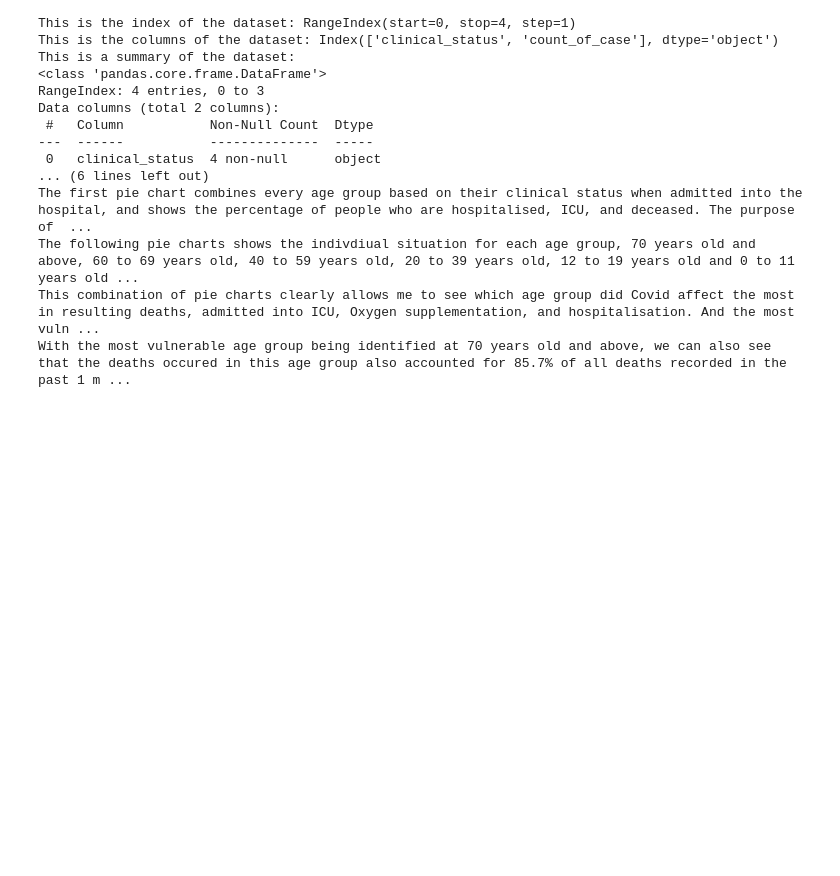
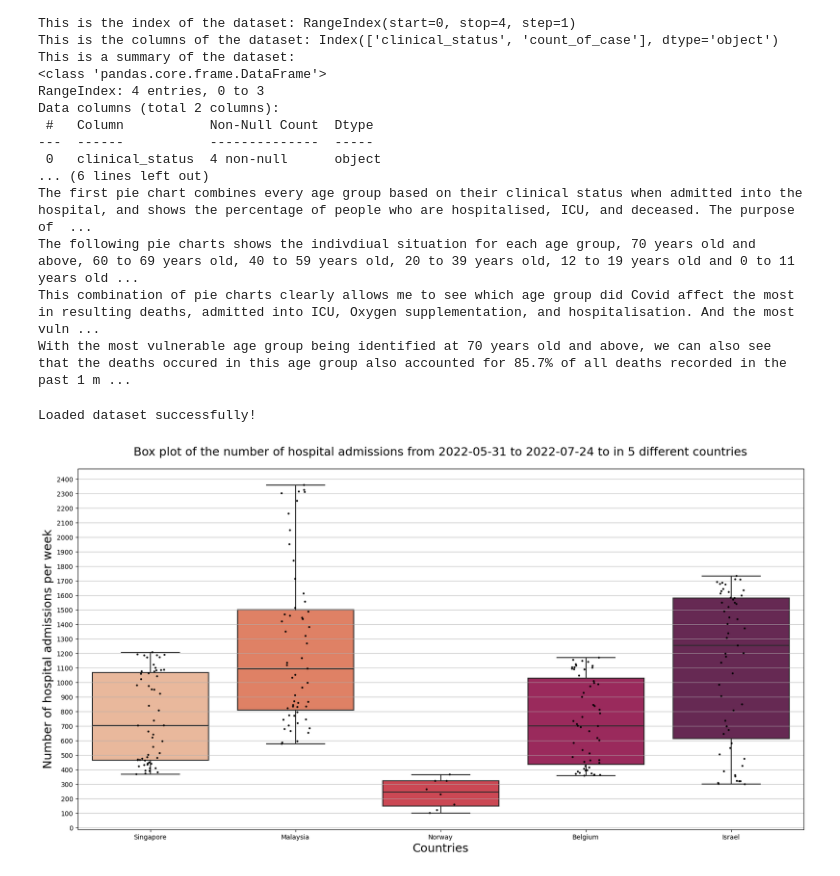
Before and after one commit to raracraz/DataScience-AY2022-2023, a Jupyter notebook: CA2/12_c2_ca2_AaiXunEn.ipynb, the cells around one changed output. Cells and saved outputs as stored; diff of their text form; code cells hidden in the pictures; blank space fills up the shorter version.

Commit message:
completed box plot graph

```diff
--- a/CA2/12_c2_ca2_AaiXunEn.ipynb
+++ b/CA2/12_c2_ca2_AaiXunEn.ipynb
@@ -513,0 +510,77 @@ import numpy as np
+# %%
+# Importing libraries
+import pandas as pd
+import seaborn as sns
+import matplotlib.pyplot as plt
+import numpy as np
+
+# Importing the dataset
+try:
+    df = pd.read_csv('./csvData/covid-hospitalizations.csv')
+    print('Loaded dataset successfully!')
+except:
+    print('The file is not found')
+
+# get all the countries that I want to compare with
+singaporedf = df[df['entity'] == 'Singapore']
+malaysiadf = df[df['entity'] == 'Malaysia']
+norwaydf = df[df['entity'] == 'Norway']
+belgiumdf = df[df['entity'] == 'Belgium']
+isrealdf = df[df['entity'] == 'Israel']
+
+# only keep the dates that is present in the singaporedf and indicator is present in the singapore
+singaporedf = singaporedf[singaporedf['indicator'].isin(['Weekly new hospital admissions'] )]
+malaysiadf = malaysiadf[malaysiadf['indicator'].isin(['Weekly new hospital admissions']) & malaysiadf['date'].isin(singaporedf['date'].unique())]
+norwaydf = norwaydf[norwaydf['indicator'].isin(['Weekly new hospital admissions']) & norwaydf['date'].isin(singaporedf['date'].unique())]
+belgiumdf = belgiumdf[belgiumdf['indicator'].isin(['Weekly new hospital admissions']) & belgiumdf['date'].isin(singaporedf['date'].unique())]
+israeldf = isrealdf[isrealdf['indicator'].isin(['Weekly new hospital admissions']) & isrealdf['date'].isin(singaporedf['date'].unique())]
+
+# add all the df into one df
+df = pd.concat([singaporedf, malaysiadf, norwaydf, belgiumdf, israeldf], ignore_index=True)
+
+# plot the box plot
+fig = plt.figure(figsize=(20, 10)) # define the size of the figure
+# plot the box plot using seaborn using singaporedf, malaysiadf, norwaydf, belgiumdf, isrealdf
+boxplot = sns.boxplot(x='entity', y='value', data=df)
+plt.title('Box plot of the number of hospital admissions from 2022-05-31 to 2022-07-24 to in 5 different countries', fontsize=18, pad=20) # setting the title
+plt.ylabel('Number of hospital admissions', fontsize=18) # setting the y-axis label
+plt.xlabel('Countries', fontsize=18) # setting the x-axis label
+# set yticks from 0 - 2500
+plt.yticks(np.arange(0, 2501, 100))
+# set the color palette for the box plot
+sns.color_palette("crest", as_cmap=True)
+# plot the striplot
+boxplot = sns.stripplot(x='entity', y='value', data=df, jitter=True, size=3, color='black')
+# set the labels
+plt.xlabel('Countries', fontsize=18) # setting the x-axis label
+plt.ylabel('Number of hospital admissions per week', fontsize=18) # setting the y-axis label
+plt.grid(True, axis='y', alpha=.8) # set the grid
+plt.show()
+
+# # # # # # # # # # # # # # # # # # # # # # # # # #  Analysis of the data and graph of the data # # # # # # # # # # # # # # # # # # # # # # # # # 1. Data in this dataset only contains data in two month from 2022-05-31 to 2022-07-24
+# 2. The countries that I taken into consideration are: Singapore, Malaysia, Norway, Belgium and Israel
+# # # # # # # # # # # # # # # # # # # # # # # # # # # # # # # # # # # # # # # # # # # # # # # # # # # # # # # # # # # # # # # # # # # # # # # #
+
+# Population of countries (as of 2022-7-24)
+# Population of Singapore: 5,947,440
+# Population of Malaysia: 33,251,353
+# Population of Norway: 5,510,690
+# Population of Belgium: 11,695,195
+# Population of Israel: 8,946,467
+
+print('OBSERVATIONS about the dataset:')
+# show the shape of the dataset
+print('\nThis is the shape of the dataset: ' + str(df.shape))
+# show the index of the dataset
+print('This is the index of the dataset: ' + str(df.index))
+# show the columns of the dataset
+print('This is the columns of the dataset: ' + str(df.columns))
+# show the summary
+print('This is a summary of the dataset: ')
+print(str(df.info()))
+print('\nINSIGHTS:')
+print('The purpose of this box plot is meant to compare the number of hospital admissions from a recent time period of Singapore to 4 other different countries, namely Malaysia, Norway, Belgium and Israel.')
+print('The reason why I have chosen the countries I chose is because of their location geographically. Some of the chosen countries are in different continents, thus I am able to compare the situation of Covid-19 on different continents from the date of 2022-05-31 to 2022-07-24. For example, Israel is in the Middle east, Norway and Belgium being in Europe, then Singapore and Malaysia being in South east Asia.')
+# %% [output]
+Loaded dataset successfully!
+[figure, added]
```
Also changed, not shown: parts of 4 cells of this notebook, 1 other file.
